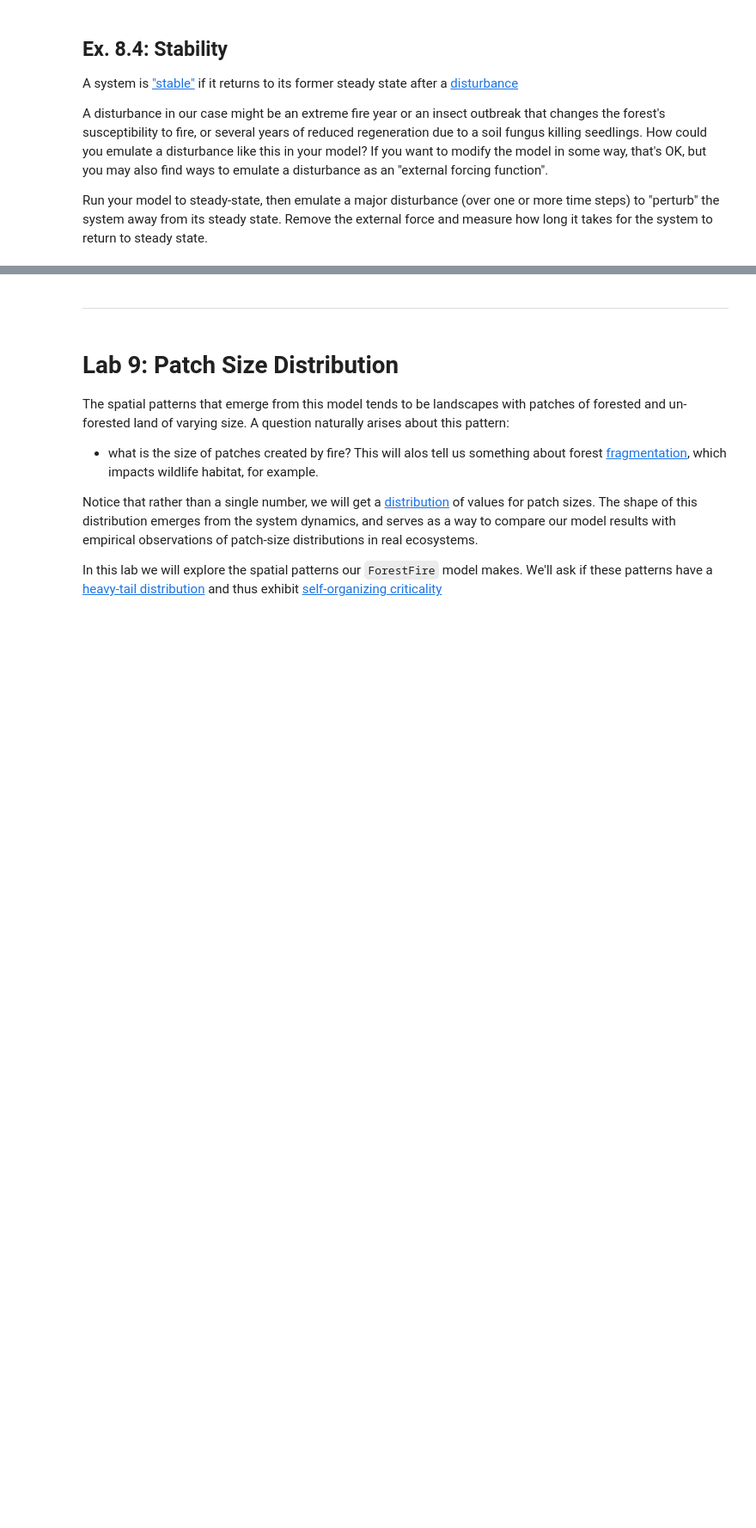
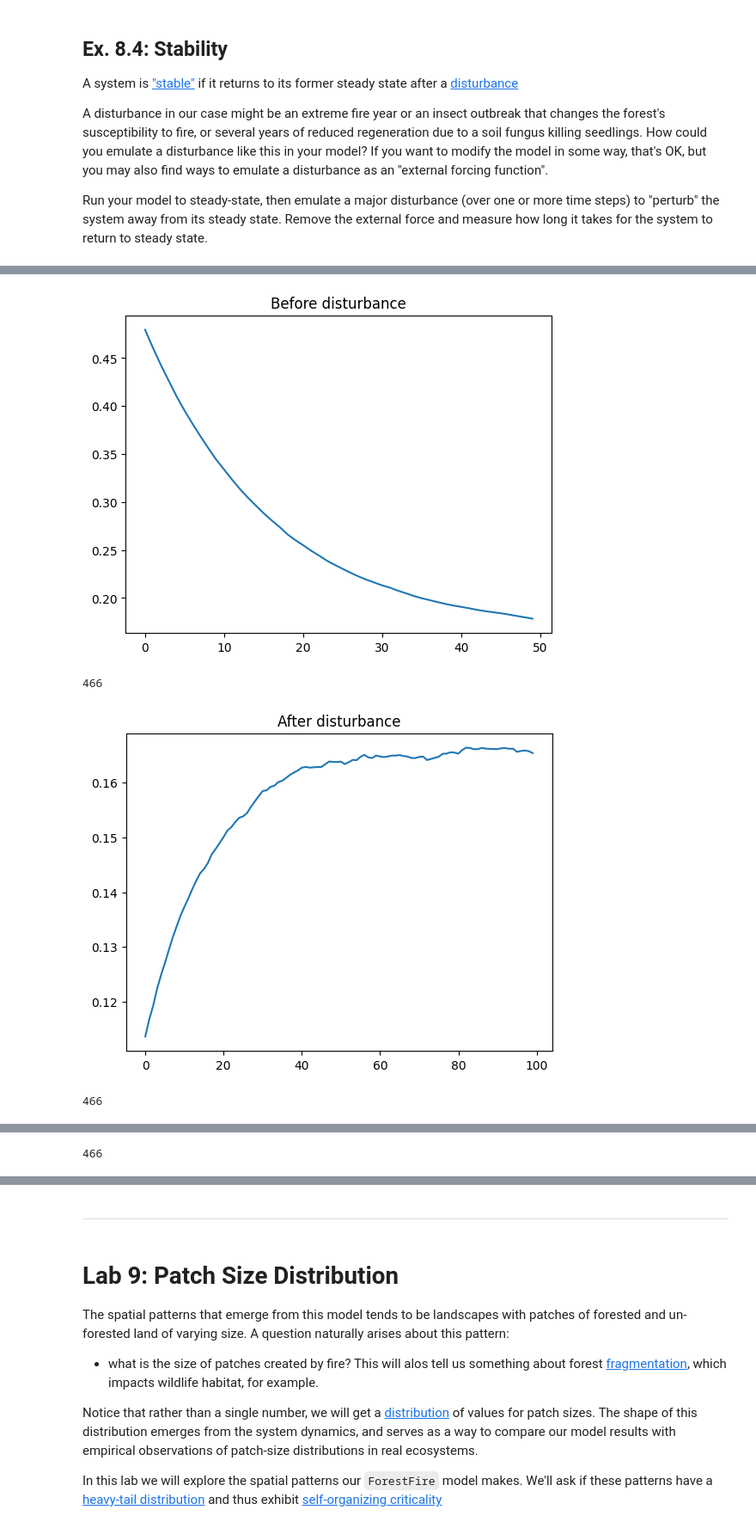
Before and after one commit to nikag2006/cap-comp215, a Jupyter notebook: labs/lab07-10-fire.ipynb, the cells around one changed output, grey strips where cells are left out. Shown at 86% size. Drawn from its saved outputs; the diff is of its cells as text; code cells hidden in the pictures; blank space fills up the shorter version.

```diff
--- a/labs/lab07-10-fire.ipynb
+++ b/labs/lab07-10-fire.ipynb
@@ -480,0 +408,60 @@ plt.axhline(y=0.085)
+# %%
+#Ex 8.4 here
+def insertFire(ff):
+    t = ff.state.shape[0] // 3
+    position = t+300
+    print(position)
+    ff.state[t:position, t:position] = ff.FIRE
+
+hell = ForestFire(500, p=0.01, f=0.05)
+
+# before disturbance
+occupied = []
+for i in range(50):
+    hell.step()
+    occupied.append(hell.pct_occupied())
+
+plt.plot(occupied)
+plt.title("Before disturbance")
+plt.show()
+
+
+# disturbance 1
+insertFire(hell)
+occupied = []
+for i in range(100):
+    hell.step()
+    occupied.append(hell.pct_occupied())
+
+plt.plot(occupied)
+plt.title("After disturbance")
+plt.show()
+
+
+# disturbance 2
+insertFire(hell)
+occupied = []
+for i in range(150):
+    hell.step()
+    occupied.append(hell.pct_occupied())
+
+plt.plot(occupied)
+plt.title("Disturbance 2")
+plt.show()
+
+
+# disturbance 3
+insertFire(hell)
+occupied = []
+for i in range(150):
+    hell.step()
+    occupied.append(hell.pct_occupied())
+
+plt.plot(occupied)
+plt.title("Disturbance 3")
+plt.show()
+# %% [output]
+[figure, added]
+466
+[figure, added]
+466
@@ -480,0 +469 @@ plt.axhline(y=0.085)
+466
```
Also changed, not shown: parts of 16 cells of this notebook.
